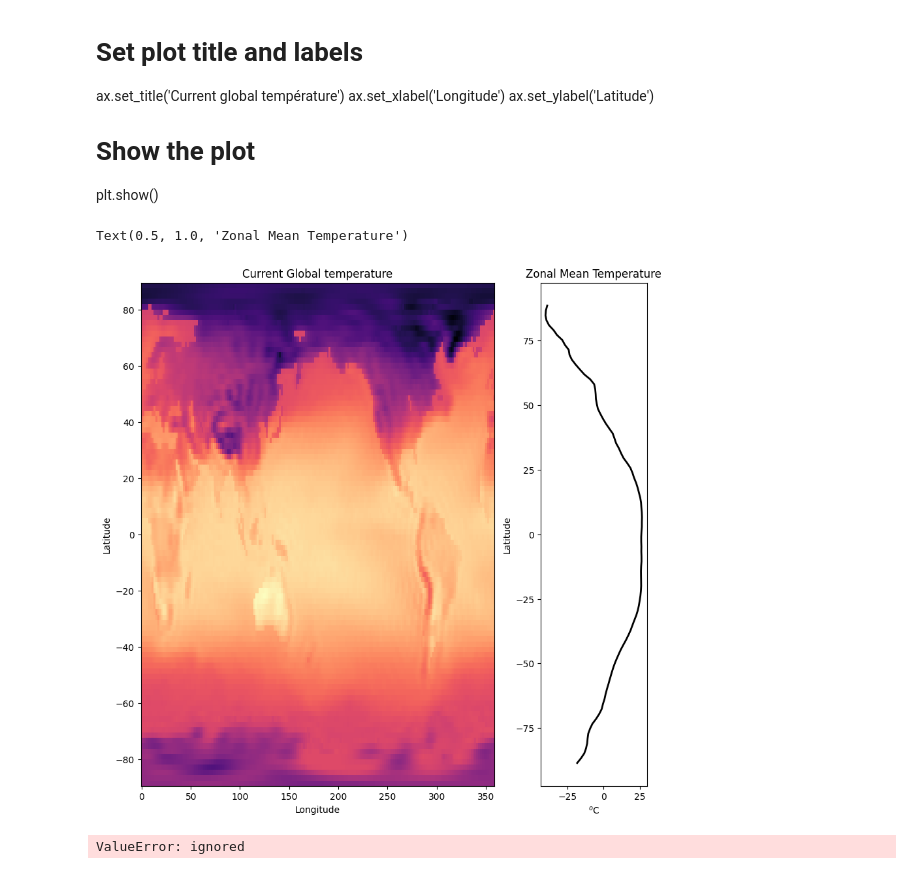
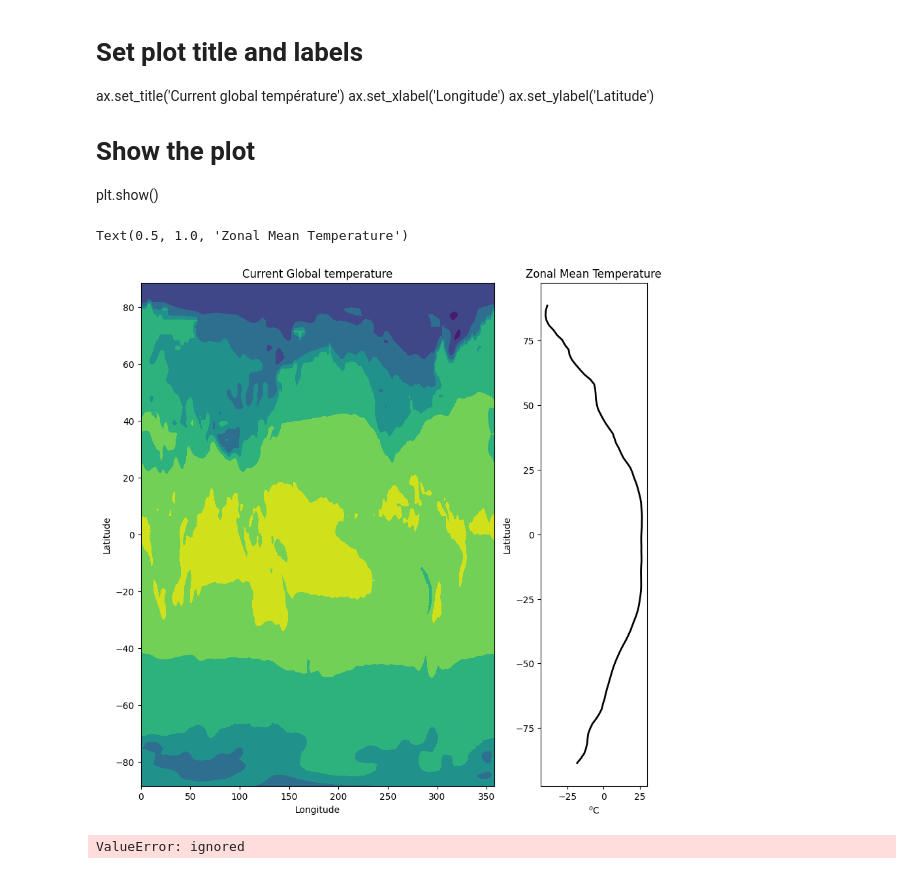
Before and after one commit to koleens/2023_Intro_Python, a Jupyter notebook: W2_S2.ipynb, the cells around one changed output. Saved outputs shown, nothing was run; the diff lists cells and outputs as text; code cells hidden in the pictures.

```diff
--- a/W2_S2.ipynb
+++ b/W2_S2.ipynb
@@ -122,18 +122,19 @@ plt.show()
 # %%
 fig, axes = plt.subplots(nrows=1, ncols=2, figsize=(10,10),gridspec_kw={'width_ratios': [5, 1.5]})
 
-axes[0].pcolormesh(lon, lat, temp,cmap='magma')
+#axes[0].pcolormesh(lon, lat, temp,cmap='magma')
+axes[0].contourf(lon,lat,temp)
 axes[0].set_xlabel(r'Longitude')
 axes[0].set_ylabel(r'Latitude')
 axes[0].set_title('Current Global temperature')
 
 axes[1].plot(np.mean(temp, axis=1)-273.15,lat,lw=2,c='k')
 axes[1].set_xlabel(r'$^{o}$C')
 axes[1].set_ylabel(r'Latitude')
 axes[1].set_title('Zonal Mean Temperature')
 # %% [output]
 Text(0.5, 1.0, 'Zonal Mean Temperature')
-[figure, old version]
+[figure, new version]
 # %%
 # Replicate this figure
 # Temperature values are originally in Kelvin units -> Convert to degree celsius by subtracting 273.15
```
